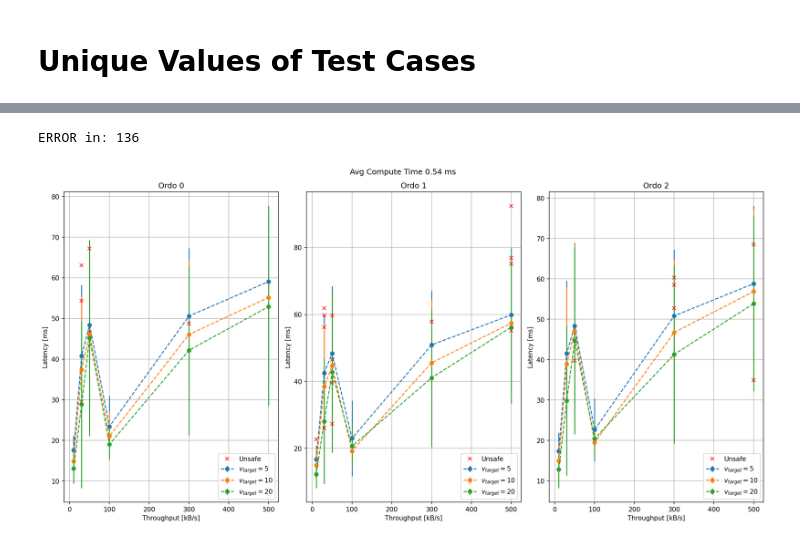
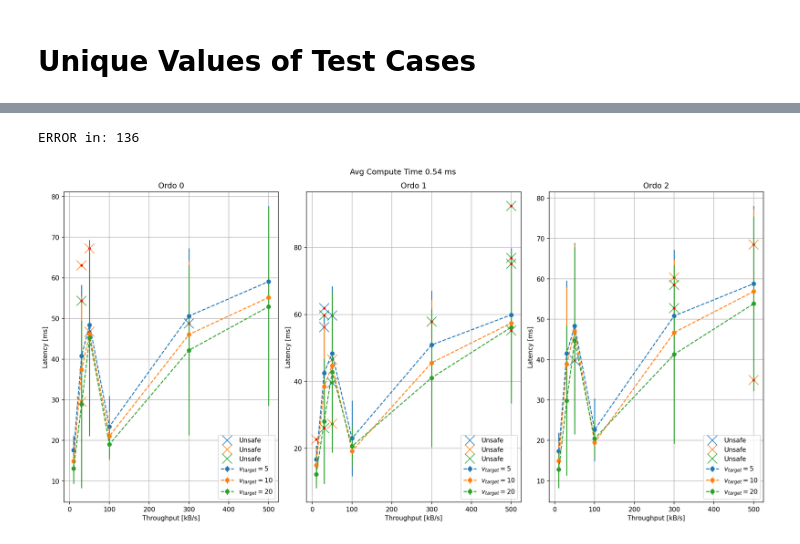
Before and after one commit to KTH-SML/kaarmu_svea, a Jupyter notebook: src/wp3_tests/notebooks/analysis.ipynb, the cells around one changed output, grey strips where cells are left out. Drawn from its saved outputs; the diff is of its cells as text; code cells hidden in the pictures.

Commit message:
Add unsafe nice labels

```diff
--- a/src/wp3_tests/notebooks/analysis.ipynb
+++ b/src/wp3_tests/notebooks/analysis.ipynb
@@ -41,44 +41,40 @@ fig = plt.figure(figsize=(16,8),dpi=150)
 fig.set_tight_layout(True)
 for k, ordo in enumerate(ordos):
     ax = fig.add_subplot(1, len(ordos), k+1)
-    unsafe = pd.DataFrame()
     for vel in target_vel:
-    # for vel in reversed(target_vel):
         x_tp = []
         y_lat = []
         y_std = []
+        unsafe = pd.DataFrame()
         for i, throughput in enumerate(unique_throughputs):
             test_cases = conf_df.loc[(conf_df["THROUGHPUT"] == throughput) & (conf_df["TARG_VEL"] == vel) & (conf_df["COMP_ORDR"] == ordo)].index.tolist()
             # Load all the test cases with the particular throughput and target_velocity
             svea2_df, svea5_df = pd.DataFrame(), pd.DataFrame()
             for test_case in test_cases:
                 try:
                     _, svea2_loc_df, svea5_loc_df = load_test_case(TEST_SUITE,f"test_{test_case}")
                     svea2_df = pd.concat([svea2_df,svea2_loc_df])
                     svea5_df = pd.concat([svea5_df,svea5_loc_df])
                 except Exception as e:
                     print("ERROR in:", test_case)
 
             x_tp.append(throughput)
             y_lat.append(svea2_df["LATENCY"].loc[svea2_df["IS_SAFE"]==True].mean())
             y_std.append(svea2_df["LATENCY"].loc[svea2_df["IS_SAFE"]==True].std())
 
             unsafe = pd.concat([unsafe, svea2_df.loc[svea2_df["IS_SAFE"]==False][["THROUGHPUT", "IS_SAFE", "LATENCY"]]])
-            # unsafe = pd.concat([unsafe, svea2_df.loc[svea2_df["IS_SAFE"]==False]])
 
-            # ax =fig.add_subplot(1,len(unique_throughputs),i+1)
-            # print(throughput,vel, svea2_df.shape)
-            # ax.plot(svea2_df["THROUGHPUT"],svea2_df["LATENCY"], "-o",label=r"$v_{target}=$"+str(vel))
-        ax.errorbar(x_tp,y_lat, yerr=y_std, fmt="--o", label=r"$v_{target}=$"+str(vel))
-    ax.plot(unsafe["THROUGHPUT"], unsafe["LATENCY"], "rx", label="Unsafe")
+        p = ax.errorbar(x_tp,y_lat, yerr=y_std, fmt="--o", label=r"$v_{target}=$"+str(vel))
+        ax.plot(unsafe["THROUGHPUT"], unsafe["LATENCY"], "x", markersize=15, color=p[0].get_color() ,label="Unsafe")
+        ax.plot(unsafe["THROUGHPUT"], unsafe["LATENCY"], "r.")
 
     ax.set_xlabel("Throughput [kB/s]")
     ax.set_ylabel("Latency [ms]")
     ax.set_title(f"Ordo {ordo}")
     ax.grid()
     ax.legend(loc="lower right")
 plt.suptitle(f"Avg Compute Time {comp_time_mean:.2f} ms")
 plt.savefig(TEST_SUITE+".png")
 # %% [output]
 ERROR in: 136
-[figure, old version]
+[figure, new version]
```
Also changed, not shown: 1 other file.
